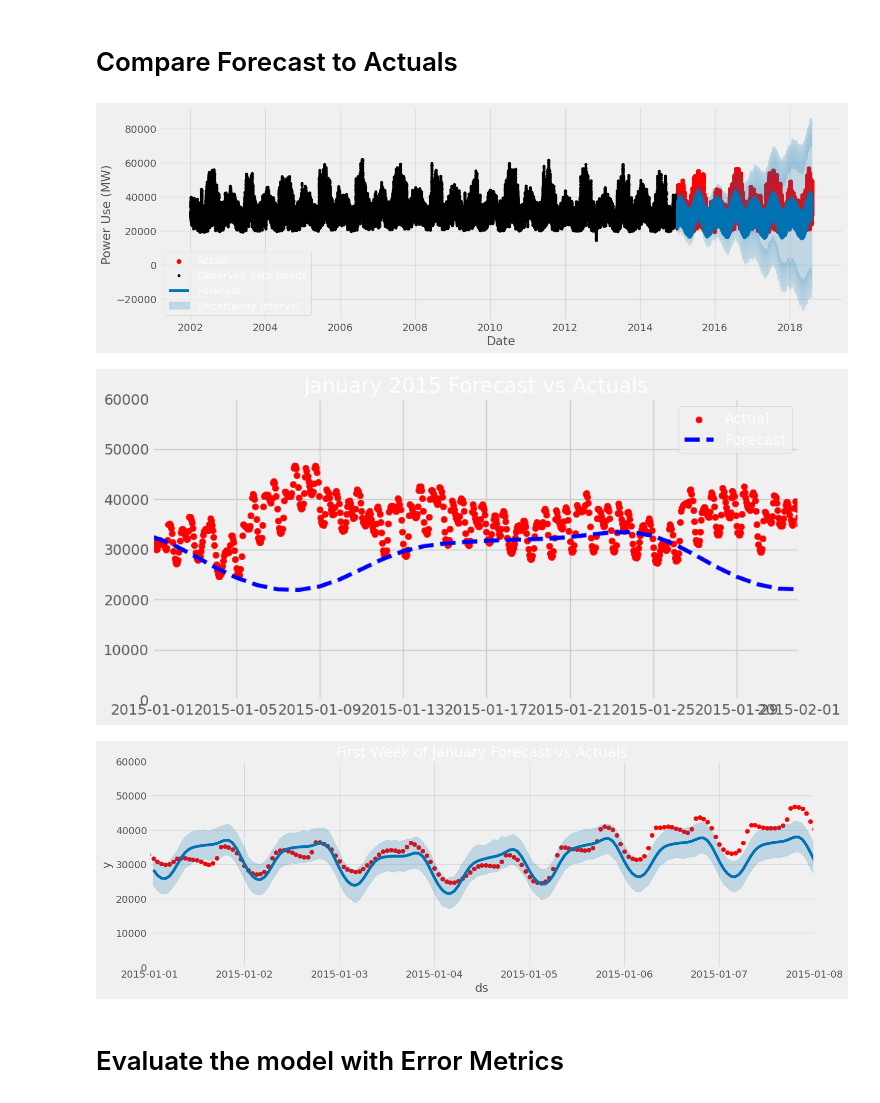
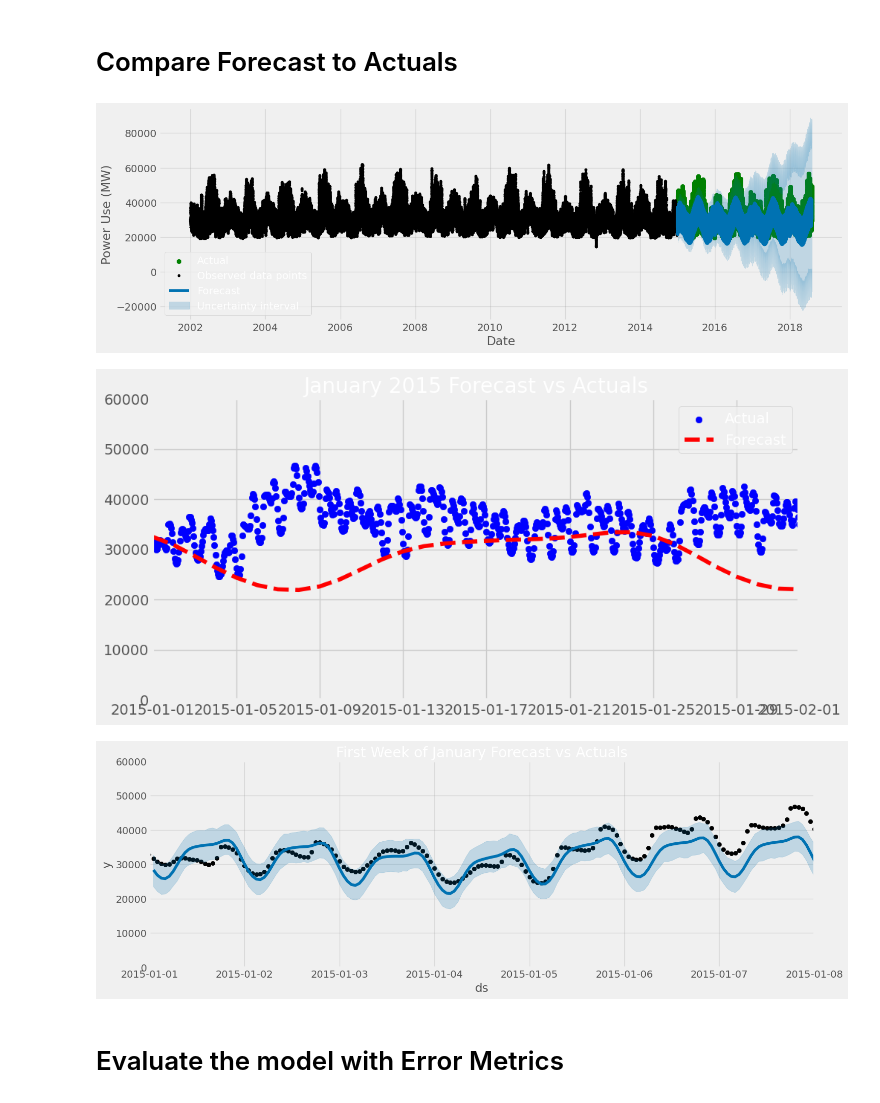
Before and after one commit to as-repo1/CBTCIP, a Jupyter notebook: time-series-forecasting/time-series-forecasting-prophet.ipynb, the cells around one changed output. Cells and saved outputs as stored; diff of their text form; code cells hidden in the pictures.

```diff
--- a/time-series-forecasting/time-series-forecasting-prophet.ipynb
+++ b/time-series-forecasting/time-series-forecasting-prophet.ipynb
@@ -226,7 +220,7 @@ plt.show()
 f, ax = plt.subplots(figsize=(15, 5))
 
 # Scatter plot for actuals (in red) with a label
-ax.scatter(pjme_test.index, pjme_test['PJME_MW'], color='r', label='Actual')
+ax.scatter(pjme_test.index, pjme_test['PJME_MW'], color='g', label='Actual')
 
 # Plot the Prophet forecast on the same axis
 fig = model.plot(pjme_test_fcst, ax=ax, plot_cap=False, xlabel='Date', ylabel='Power Use (MW)')
@@ -237,37 +231,37 @@ ax.legend()
 # Display the plot
 plt.show()
 # %% [output]
-[figure, old version]
+[figure, new version]
 # %%
 # Create a subplot with a specified size
 fig, ax = plt.subplots(figsize=(10, 5))
 
 # Scatter plot for actuals (in red)
-ax.scatter(pjme_test.index, pjme_test['PJME_MW'], color='r', label='Actual')
+ax.scatter(pjme_test.index, pjme_test['PJME_MW'], color='b', label='Actual')
 
 # Line plot for the forecast (in blue, with dashed line style)
-ax.plot(pjme_test_fcst.index, pjme_test_fcst['yhat'], label='Forecast', linestyle='--', color='b')
+ax.plot(pjme_test_fcst.index, pjme_test_fcst['yhat'], label='Forecast', linestyle='--', color='r')
 
 # Set x-axis limits and y-axis limits
 ax.set_xlim(pd.to_datetime('2015-01-01'), pd.to_datetime('2015-02-01'))
 ax.set_ylim(0, 60000)
 
 # Add legend for better clarity
 ax.legend()
 
 # Set the title of the plot
 plt.title('January 2015 Forecast vs Actuals')
 
 # Display the plot
 plt.show()
 # %% [output]
-[figure, old version]
+[figure, new version]
 # %%
 # Plot the forecast with the actuals
 f, ax = plt.subplots(figsize=(15, 5))
 
 # Scatter plot for actuals (in red)
-ax.scatter(pjme_test.index, pjme_test['PJME_MW'], color='r')
+ax.scatter(pjme_test.index, pjme_test['PJME_MW'], color='black')
 
 # Plot the Prophet forecast on the same axis
 model.plot(pjme_test_fcst, ax=ax)
@@ -284,7 +278,7 @@ ax.set_title('First Week of January Forecast vs Actuals')
 # Display the plot
 plt.show()
 # %% [output]
-[figure, old version]
+[figure, new version]
 # %% [markdown]
 # Evaluate the model with Error Metrics
 # %%
```
Also changed, not shown: parts of 7 cells of this notebook, 2 other files.
